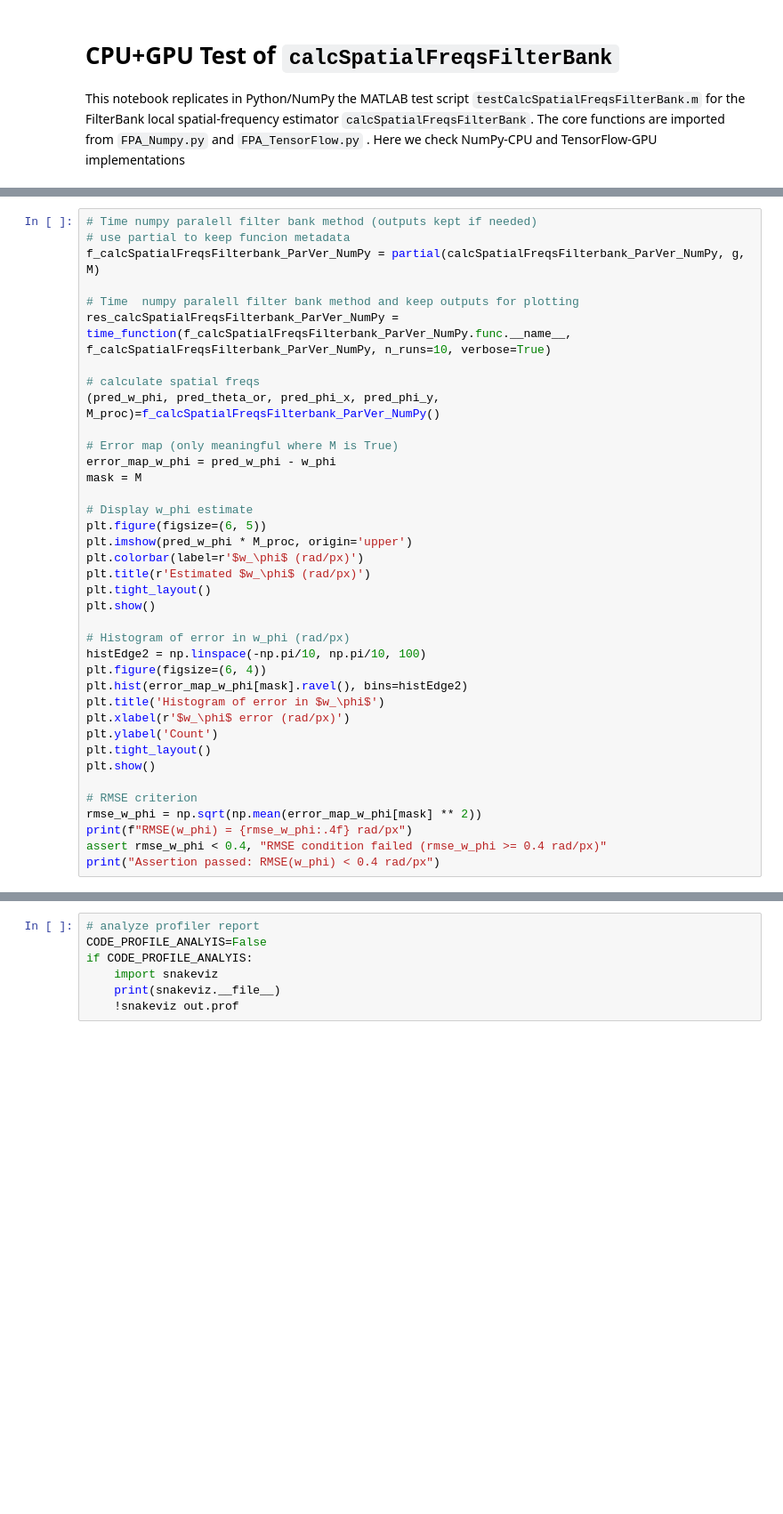
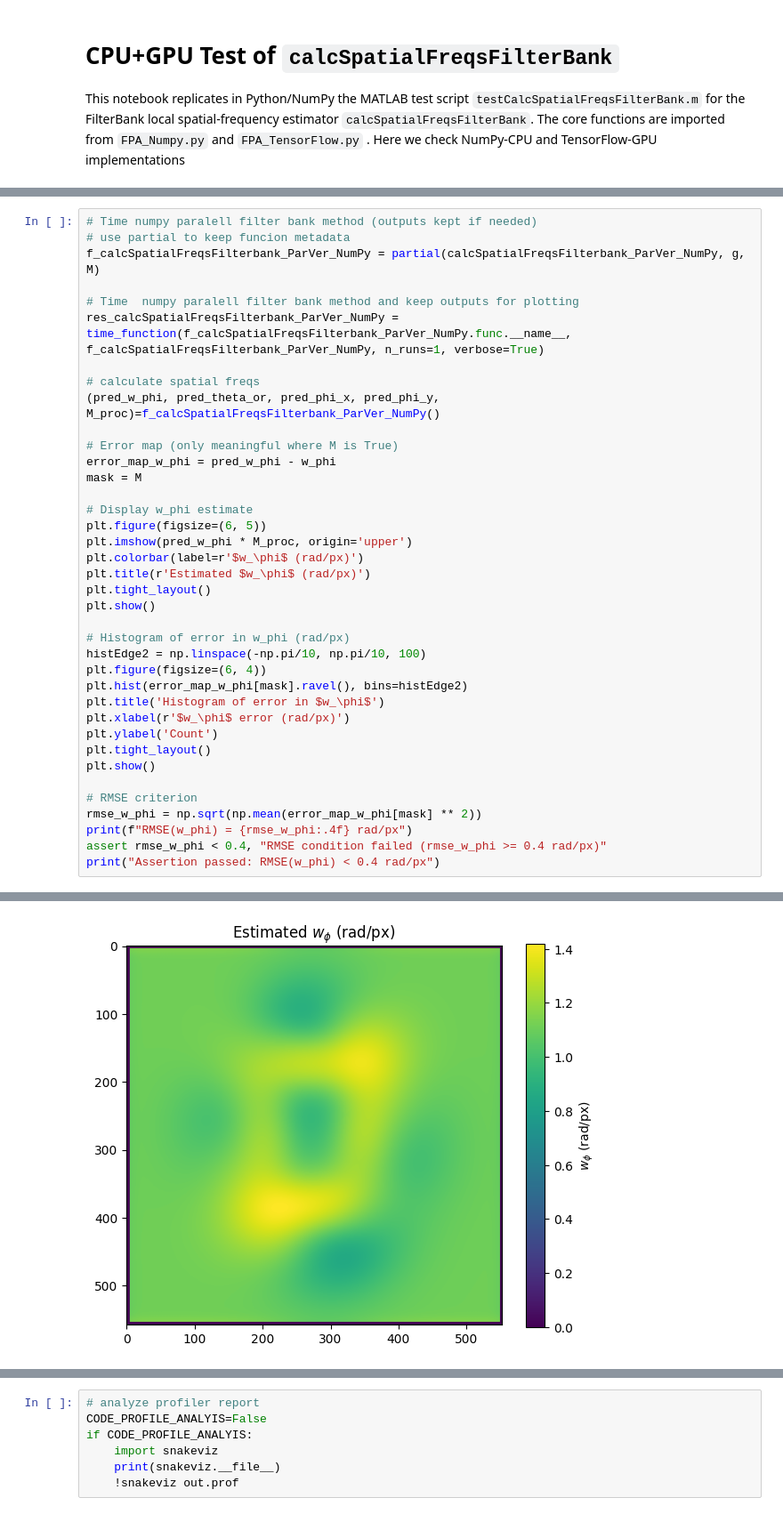
Before and after one commit to juaquiro/72_OM4M008_LENSPMD25_CPU_GPU_FPA, a Jupyter notebook: Python_src/testCalcSpatialFreqsFilterBank_CPU-GPU.ipynb, the cells around one changed output, grey strips where cells are left out. Shown: that part at 89% size. Saved outputs shown, nothing was run; the diff lists cells and outputs as text; blank space fills up the shorter version.

```diff
--- a/Python_src/testCalcSpatialFreqsFilterBank_CPU-GPU.ipynb
+++ b/Python_src/testCalcSpatialFreqsFilterBank_CPU-GPU.ipynb
@@ -128,7 +139,7 @@ print("Synthetic interferogram generated.")
 f_calcSpatialFreqsFilterbank_ParVer_NumPy = partial(calcSpatialFreqsFilterbank_ParVer_NumPy, g, M)
 
 # Time  numpy paralell filter bank method and keep outputs for plotting
-res_calcSpatialFreqsFilterbank_ParVer_NumPy = time_function(f_calcSpatialFreqsFilterbank_ParVer_NumPy.func.__name__, f_calcSpatialFreqsFilterbank_ParVer_NumPy, n_runs=10, verbose=True)
+res_calcSpatialFreqsFilterbank_ParVer_NumPy = time_function(f_calcSpatialFreqsFilterbank_ParVer_NumPy.func.__name__, f_calcSpatialFreqsFilterbank_ParVer_NumPy, n_runs=1, verbose=True)
 
 # calculate spatial freqs
 (pred_w_phi, pred_theta_or, pred_phi_x, pred_phi_y, M_proc)=f_calcSpatialFreqsFilterbank_ParVer_NumPy()
@@ -160,3 +171,4 @@ rmse_w_phi = np.sqrt(np.mean(error_map_w_phi[mask] ** 2))
 print(f"RMSE(w_phi) = {rmse_w_phi:.4f} rad/px")
 assert rmse_w_phi < 0.4, "RMSE condition failed (rmse_w_phi >= 0.4 rad/px)"
 print("Assertion passed: RMSE(w_phi) < 0.4 rad/px")
+# %% [output]
@@ -162,0 +178 @@ print("Assertion passed: RMSE(w_phi) < 0.4 rad/px")
+[figure, added]
```
Also changed, not shown: parts of 7 cells of this notebook, 1 other file.
